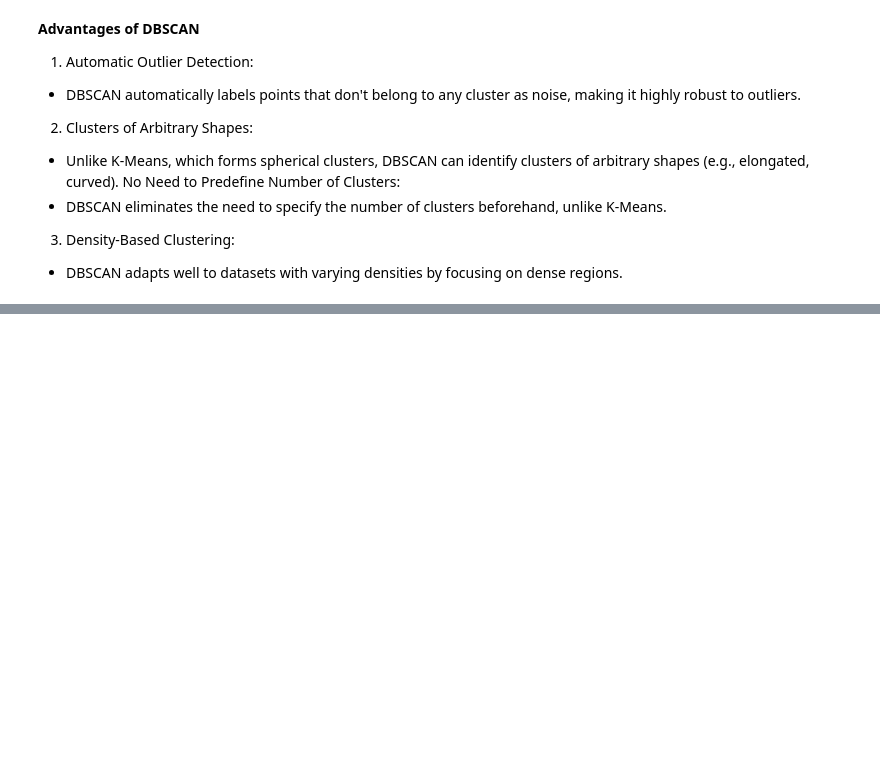
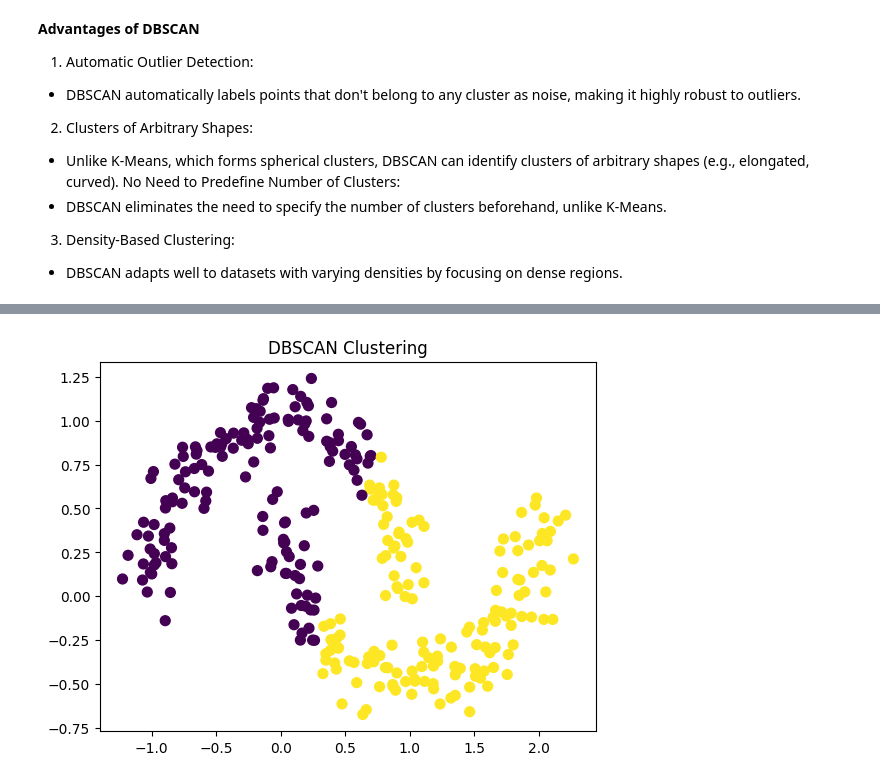
Before and after one commit to arjunravi26/Data-Science-Bootcamp, a Jupyter notebook: Week 19/Clustering/dbscan.ipynb, the cells around one changed output, grey strips where cells are left out. Drawn from its saved outputs; the diff is of its cells as text; code cells hidden in the pictures; blank space fills up the shorter version.

Commit message:
clustering

```diff
--- a/Week 19/Clustering/dbscan.ipynb
+++ b/Week 19/Clustering/dbscan.ipynb
@@ -34,0 +71,16 @@ No Need to Predefine Number of Clusters:
+# %%
+from sklearn.cluster import KMeans
+from sklearn.metrics import silhouette_score
+
+# Initialize DBSCAN
+dbscan = KMeans(n_clusters=2)
+
+# Fit and predict cluster labels
+labels = dbscan.fit_predict(X)
+
+# Plot the clustering results
+plt.scatter(X[:, 0], X[:, 1], c=labels, cmap='viridis', s=50)
+plt.title("DBSCAN Clustering")
+plt.show()
+# %% [output]
+[figure, added]
```
Also changed, not shown: parts of 10 cells of this notebook, 5 other files.
